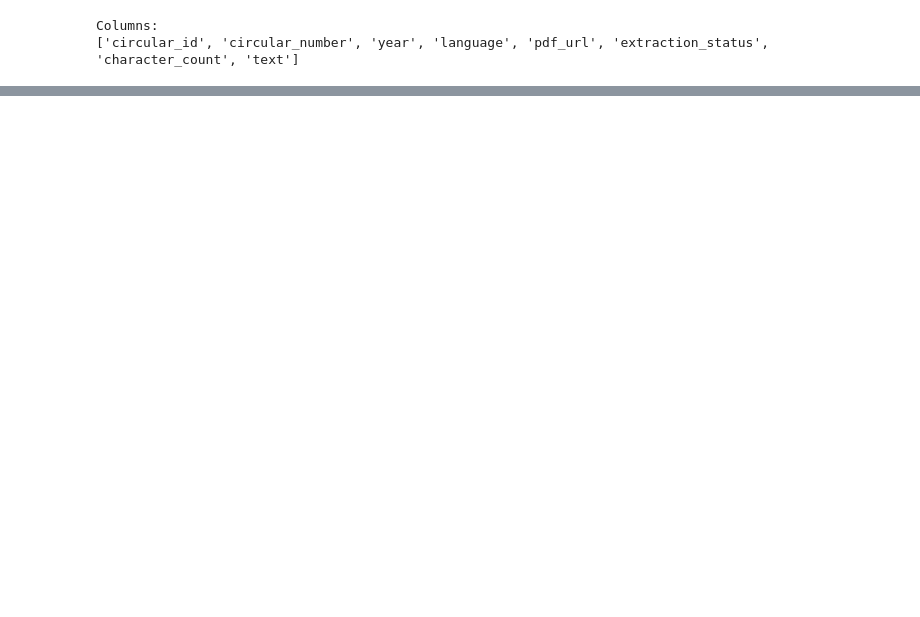
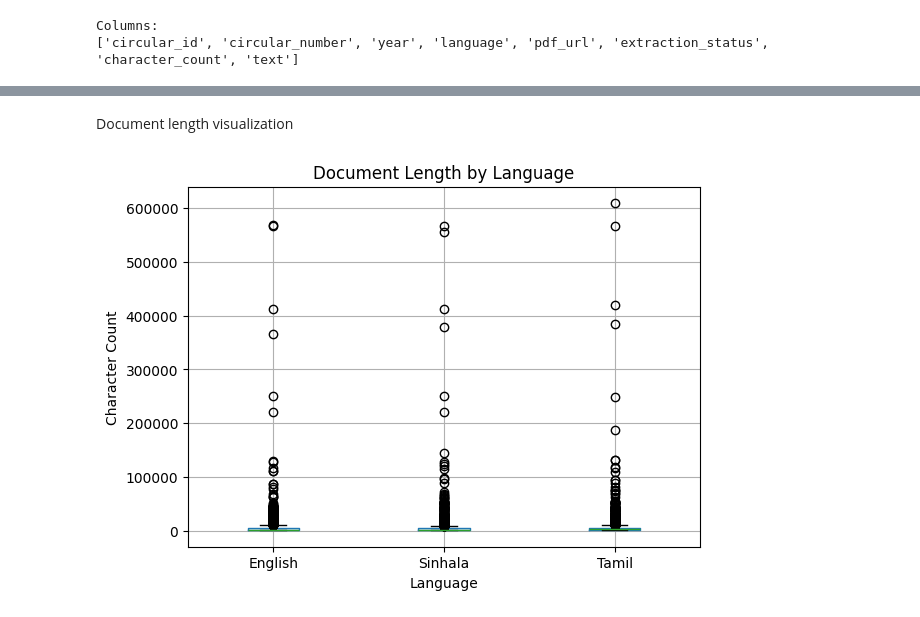
Before and after one commit to NithiYathursan/TriCheck-LK, a Jupyter notebook: notebooks/01_data_exploration.ipynb, the cells around one changed output, grey strips where cells are left out. Cells and saved outputs as stored; diff of their text form; code cells hidden in the pictures; blank space fills up the shorter version.

```diff
--- a/notebooks/01_data_exploration.ipynb
+++ b/notebooks/01_data_exploration.ipynb
@@ -39,0 +117,17 @@ Columns:
+# %% [markdown]
+Document length visualization
+# %%
+import matplotlib.pyplot as plt
+
+df.boxplot(
+    column="character_count",
+    by="language"
+)
+
+plt.title("Document Length by Language")
+plt.suptitle("")
+plt.xlabel("Language")
+plt.ylabel("Character Count")
+plt.show()
+# %% [output]
+[figure, added]
```
Also changed, not shown: parts of 11 cells of this notebook, 23 other files.
